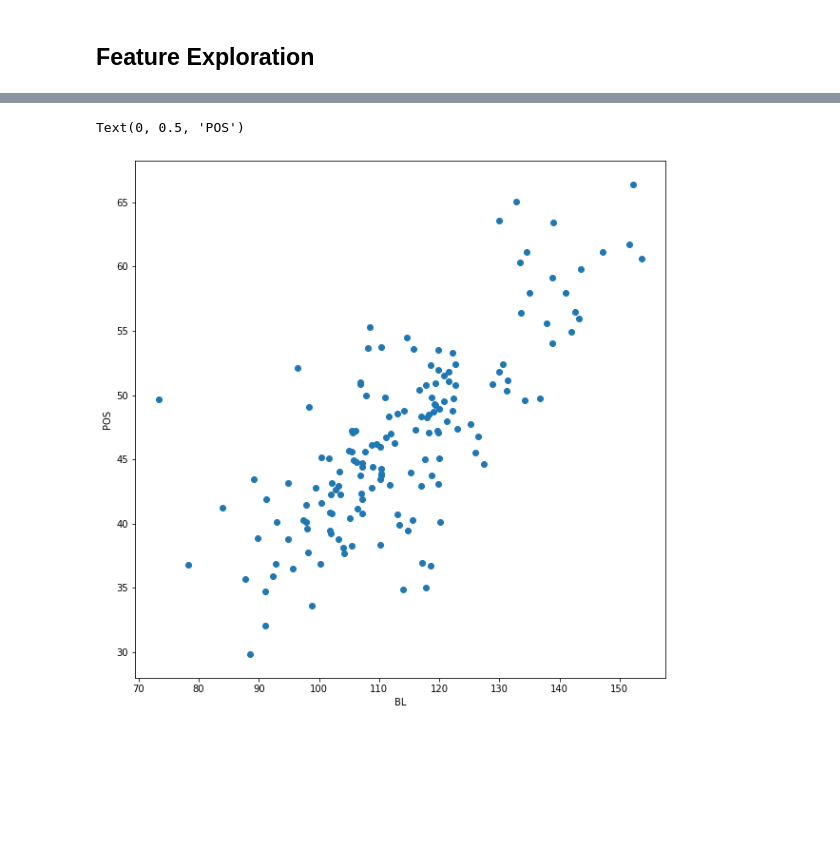
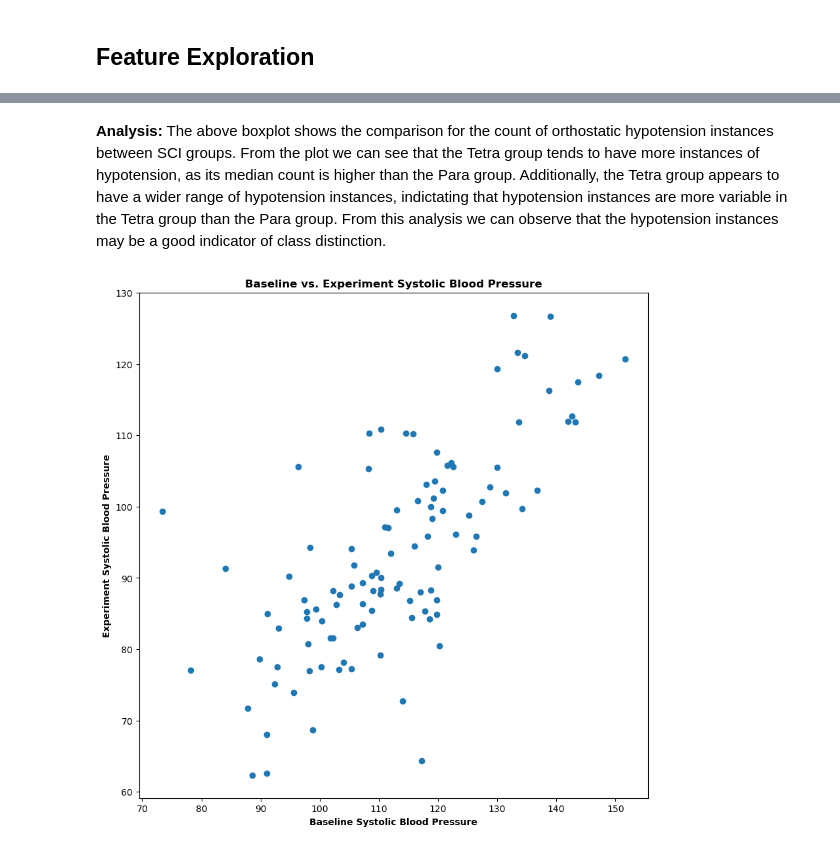
Before and after one commit to iwecht1/SCI-Classification, a Jupyter notebook: src/Exploratory Data Analysis.ipynb, the cells around one changed output, grey strips where cells are left out. Drawn from its saved outputs; the diff is of its cells as text; code cells hidden in the pictures; blank space fills up the shorter version.

```diff
--- a/src/Exploratory Data Analysis.ipynb
+++ b/src/Exploratory Data Analysis.ipynb
@@ -10,7 +12,7 @@ from matplotlib import pylab as plt
 import seaborn as sns
 # %%
 # import sci dataset for analysis
-df = pd.read_csv('../data/sci_v_control.csv')
+df = pd.read_csv('../data/sci_all_participants.csv')
 df.drop(['ID'],axis=1,inplace=True)
 
 df.head()
@@ -98,9 +93,2 @@ plt.show()
 # %% [markdown]
 <h2>Feature Exploration </h2>
-# %%
-#define plot size for all plots
-plt.rcParams['figure.figsize'] = [10, 10]
-df[['V2_HF_DB','Group']].boxplot(by='Group')
-plt.ylabel('Deep Breathing',weight='bold',fontsize=15)
-plt.xlabel('Class',weight='bold',fontsize=15)
-plt.show()
@@ -181,7 +121,14 @@ plt.show()
+# %% [markdown]
+**Analysis:** The above boxplot shows the comparison for the count of orthostatic hypotension instances between SCI groups. From the plot we can see that the Tetra group tends to have more instances of hypotension, as its median count is higher than the Para group. Additionally, the Tetra group appears to have a wider range of hypotension instances, indictating that hypotension instances are more variable in the Tetra group than the Para group. From this analysis we can observe that the hypotension instances may be a good indicator of class distinction.
 # %%
-plt.scatter(df['SBP_BL_1_mean'],df['SBP_POS_1_std'])
-plt.xlabel('BL')
-plt.ylabel('POS')
+# create scatter plot of systolic baseline vs.
+plt.scatter(df['SBP_BL_1_mean'],df['SBP_POS_1_mean'])
+
+# plot and label the graph
+plt.title('Baseline vs. Experiment Systolic Blood Pressure',weight='bold')
+plt.xlabel('Baseline Systolic Blood Pressure',weight='bold')
+plt.ylabel('Experiment Systolic Blood Pressure',weight='bold')
+plt.savefig(fname='../figures/BL_vs_Ex_Systolic',format='png',dpi=300)
+plt.show()
 # %% [output]
-Text(0, 0.5, 'POS')
-[figure, old version]
+[figure, new version]
```
Also changed, not shown: parts of 22 cells of this notebook, 8 other files.
